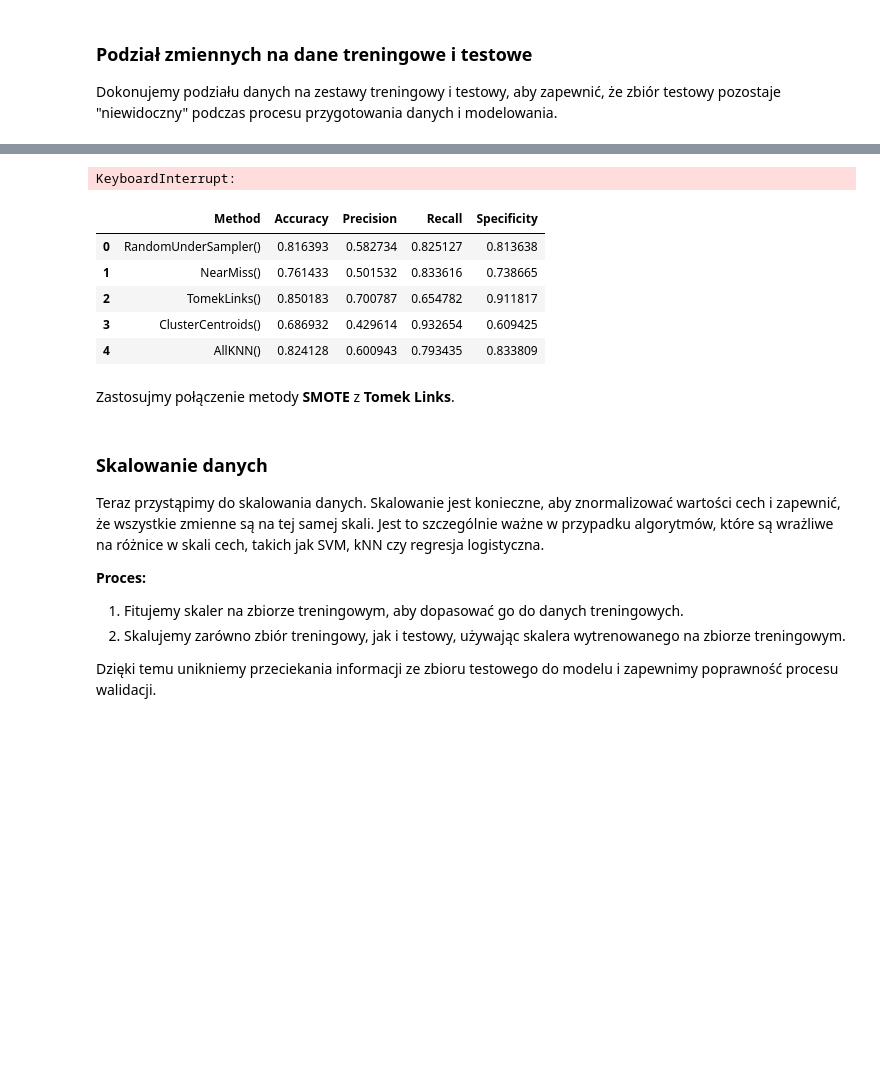
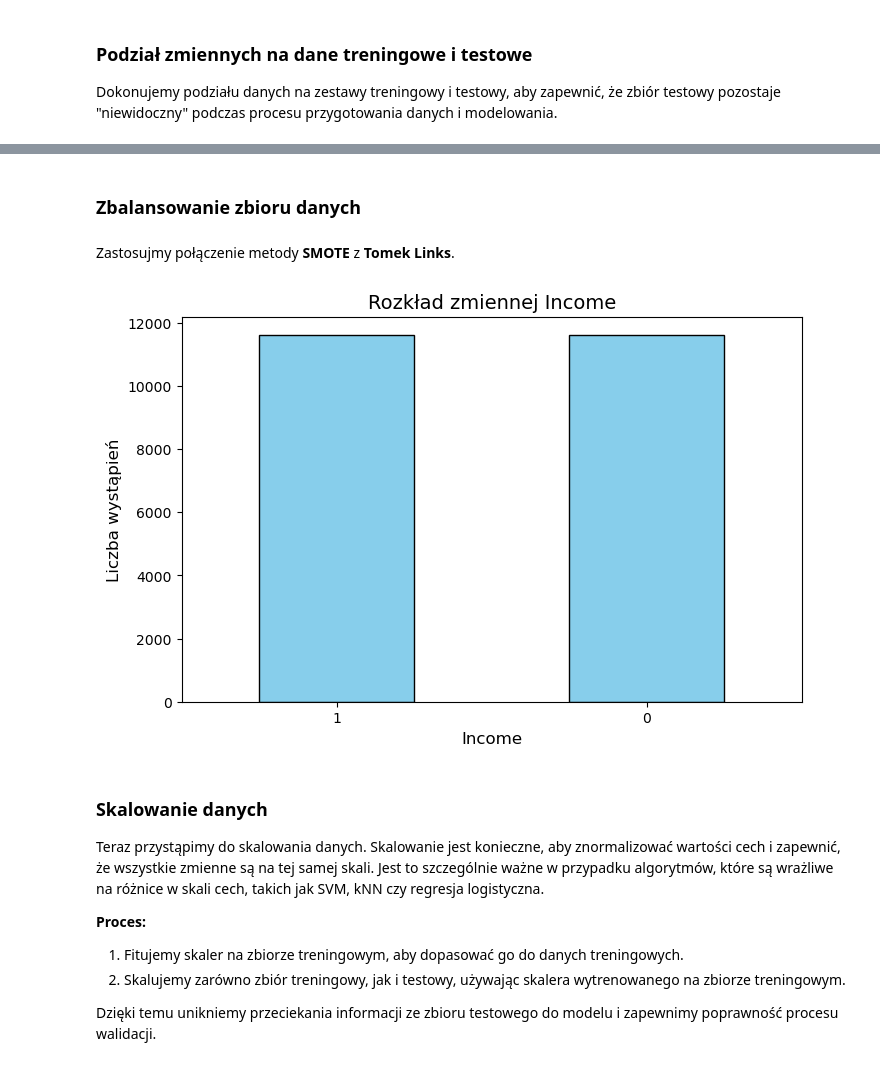
Before and after one commit to adrianzyla/annual_income_analysis, a Jupyter notebook: annual_income_analysis_ania.ipynb, the cells around one changed output, grey strips where cells are left out. Drawn from its saved outputs; the diff is of its cells as text; code cells hidden in the pictures; blank space fills up the shorter version.

```diff
--- a/annual_income_analysis_ania.ipynb
+++ b/annual_income_analysis_ania.ipynb
@@ -708,59 +709,5 @@ Balansowanie danych przeprowadzamy tylko na zbiorze treningowym, ponieważ zbió
-# %%
-from sklearn.metrics import precision_score, recall_score
-
-methods = [SMOTE(), ADASYN(), BorderlineSMOTE(), SVMSMOTE(), RandomOverSampler()]
-results_oversampling = pd.DataFrame(columns=['Method', 'Accuracy', 'Precision', 'Recall', 'Specificity'])
-
-for method in methods:
-    X_resampled, y_resampled = method.fit_resample(X_train, y_train)
-    model = RandomForestClassifier(random_state=42)
-    model.fit(X_resampled, y_resampled)
-    y_test_pred = model.predict(X_test)
-
-    # Dodanie nowego wiersza jako DataFrame
-    new_row = pd.DataFrame({
-        'Method': [str(method)],
-        'Accuracy': [accuracy_score(y_test, y_test_pred)],
-        'Precision': [precision_score(y_test, y_test_pred, zero_division=0)],
-        'Recall': [recall_score(y_test, y_test_pred, zero_division=0)],
-        'Specificity': [specificity_score(y_test, y_test_pred)]
-    })
-
-    # Połączenie wyników
-    results_oversampling = pd.concat([results_oversampling, new_row], ignore_index=True)
-
-results_oversampling
-# %% [output]
-KeyboardInterrupt:
-# %%
-methods = [RandomUnderSampler(), NearMiss(), TomekLinks(), ClusterCentroids(), AllKNN()]
-results_undersampling = pd.DataFrame(columns=['Method', 'Accuracy', 'Precision', 'Recall', 'Specificity'])
-
-for method in methods:
-    X_resampled, y_resampled = method.fit_resample(X_train, y_train)
-    model = RandomForestClassifier(random_state=42)
-    model.fit(X_resampled, y_resampled)
-    y_test_pred = model.predict(X_test)
-
-    new_row = pd.DataFrame({
-        'Method': [str(method)],
-        'Accuracy': [accuracy_score(y_test, y_test_pred)],
-        'Precision': [precision_score(y_test, y_test_pred, zero_division=0)],
-        'Recall': [recall_score(y_test, y_test_pred, zero_division=0)],
-        'Specificity': [specificity_score(y_test, y_test_pred)]
-    })
-
-    # Połączenie wyników
-    results_undersampling = pd.concat([results_undersampling, new_row], ignore_index=True)
-
-results_undersampling
-# %% [output]
-|  | Method | Accuracy | Precision | Recall | Specificity |
-| 0 | RandomUnderSampler() | 0.816393 | 0.582734 | 0.825127 | 0.813638 |
-| 1 | NearMiss() | 0.761433 | 0.501532 | 0.833616 | 0.738665 |
-| 2 | TomekLinks() | 0.850183 | 0.700787 | 0.654782 | 0.911817 |
-| 3 | ClusterCentroids() | 0.686932 | 0.429614 | 0.932654 | 0.609425 |
-| 4 | AllKNN() | 0.824128 | 0.600943 | 0.793435 | 0.833809 |
+# %% [markdown]
+### Zbalansowanie zbioru danych
 # %% [markdown]
 Zastosujmy połączenie metody **SMOTE** z **Tomek Links**.
 # %%
@@ -769,6 +716,18 @@ X_resampled, y_resampled = tl.fit_resample(X_train, y_train)
 
 smote = SMOTE()
 X_resampled, y_resampled = smote.fit_resample(X_resampled, y_resampled)
+# %%
+plt.figure(figsize=(8, 5))
+y_resampled.value_counts().plot(kind='bar', color='skyblue', edgecolor='black')
+
+plt.title('Rozkład zmiennej Income', fontsize=14)
+plt.xlabel('Income', fontsize=12)
+plt.ylabel('Liczba wystąpień', fontsize=12)
+plt.xticks(rotation=0)
+
+plt.show()
+# %% [output]
+[figure, added]
 # %% [markdown]
 ### Skalowanie danych
 
```
Also changed, not shown: parts of 23 cells of this notebook.
